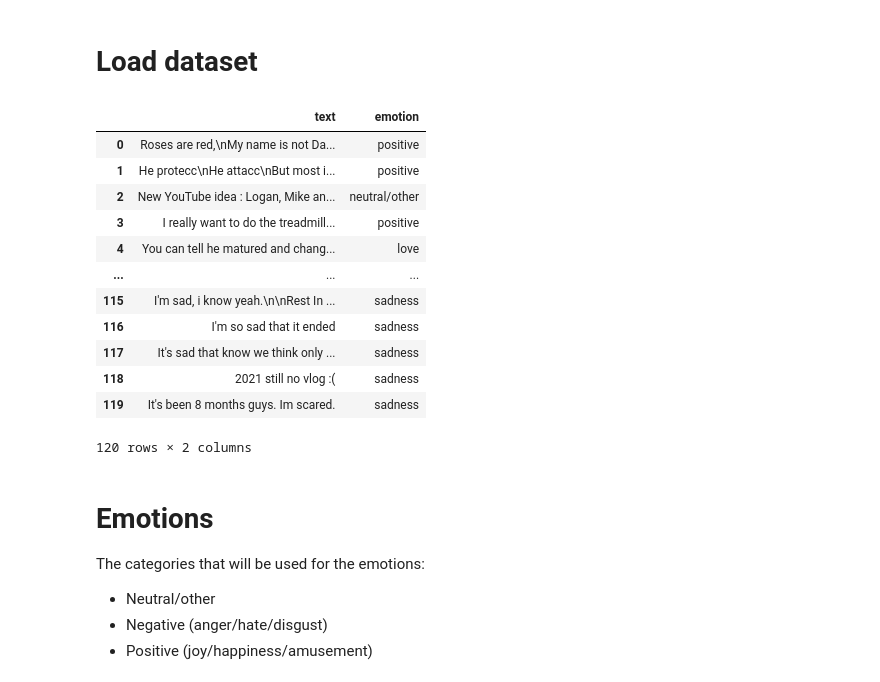
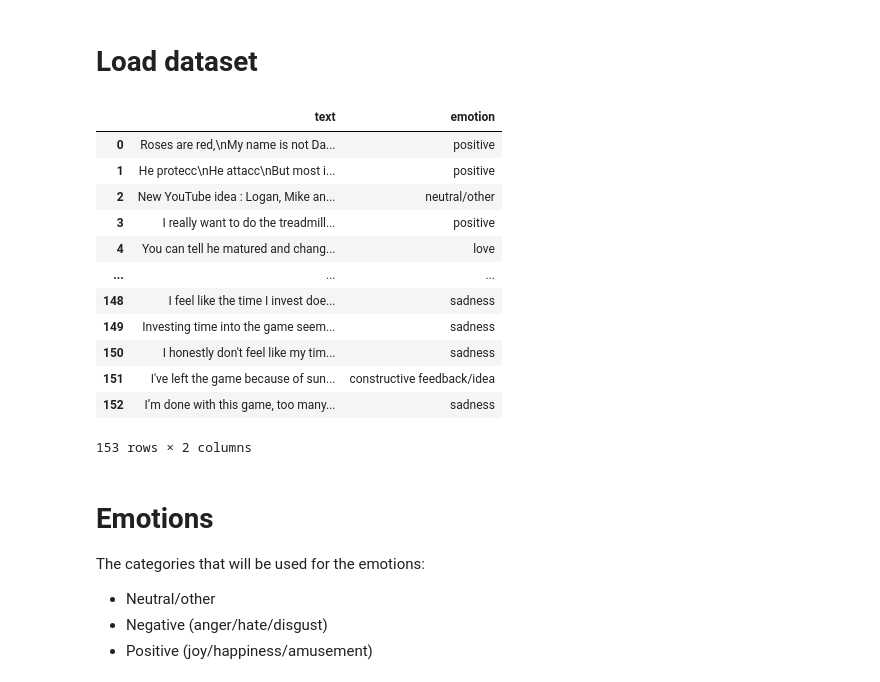
Before and after one commit to cgMuro/youtube-emotions, a Jupyter notebook: emotions/semi_supervised/data.ipynb, the cells around one changed output. Drawn from its saved outputs; the diff is of its cells as text; code cells hidden in the pictures.

```diff
--- a/emotions/semi_supervised/data.ipynb
+++ b/emotions/semi_supervised/data.ipynb
@@ -8,23 +8,23 @@ sns.set_theme(style="darkgrid")
 # %% [markdown]
 # Load dataset
 # %%
-df = pd.read_csv('./data/youtube_labeled.csv', usecols=['text', 'emotion'])
+df = pd.read_csv('./data/labeled/youtube_labeled.csv', usecols=['text', 'emotion'])
 
 df
 # %% [output]
 |  | text | emotion |
 | 0 | Roses are red,\nMy name is not Da... | positive |
 | 1 | He protecc\nHe attacc\nBut most i... | positive |
 | 2 | New YouTube idea : Logan, Mike an... | neutral/other |
 | 3 | I really want to do the treadmill... | positive |
 | 4 | You can tell he matured and chang... | love |
 | ... | ... | ... |
-| 115 | I'm sad, i know yeah.\n\nRest In ... | sadness |
-| 116 | I'm so sad that it ended | sadness |
-| 117 | It's sad that know we think only ... | sadness |
-| 118 | 2021 still no vlog :( | sadness |
-| 119 | It's been 8 months guys. Im scared. | sadness |
+| 148 | I feel like the time I invest doe... | sadness |
+| 149 | Investing time into the game seem... | sadness |
+| 150 | I honestly don't feel like my tim... | sadness |
+| 151 | I've left the game because of sun... | constructive feedback/idea |
+| 152 | I’m done with this game, too many... | sadness |
-120 rows × 2 columns
+153 rows × 2 columns
 # %% [markdown]
 # Emotions
 
```
Also changed, not shown: parts of 2 cells of this notebook, 1 other file.
